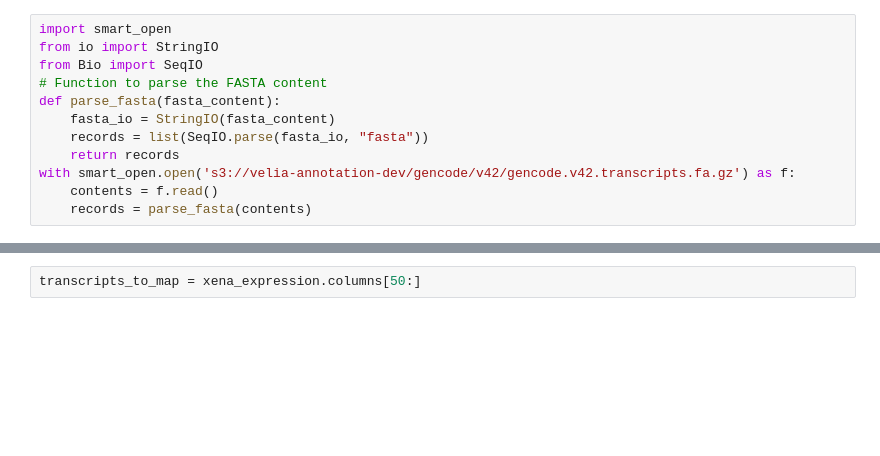
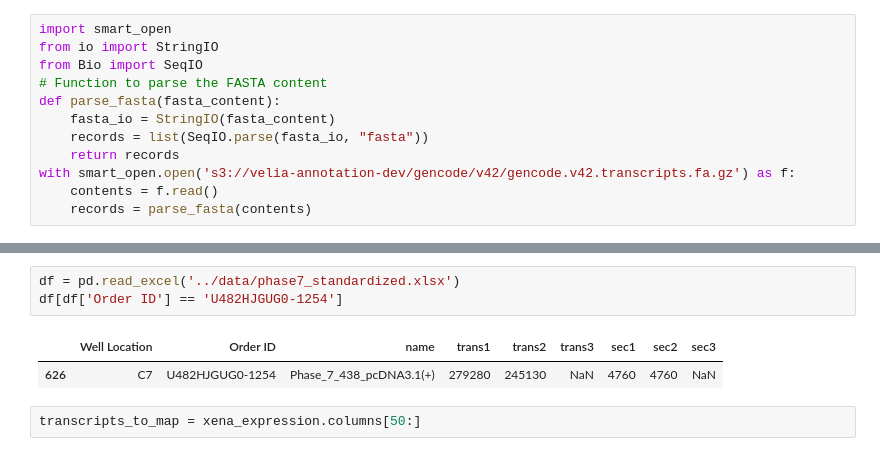
Before and after one commit to veliatx/dashboard, a Jupyter notebook: dashboard/testing.ipynb, the cells around one changed output, grey strips where cells are left out. Cells and saved outputs as stored; diff of their text form; blank space fills up the shorter version.

```diff
--- a/dashboard/testing.ipynb
+++ b/dashboard/testing.ipynb
@@ -18,3 +78,9 @@ from dashboard.etl.transcript_features import *
+# %%
+df = pd.read_excel('../data/phase7_standardized.xlsx')
+df[df['Order ID'] == 'U482HJGUG0-1254']
+# %% [output]
+|  | Well Location | Order ID | name | trans1 | trans2 | trans3 | sec1 | sec2 | sec3 |
+| 626 | C7 | U482HJGUG0-1254 | Phase_7_438_pcDNA3.1(+) | 279280 | 245130 | NaN | 4760 | 4760 | NaN |
 # %%
 transcripts_to_map = xena_expression.columns[50:]
 # %%
```
Also changed, not shown: parts of 5 cells of this notebook, 5 other files.
